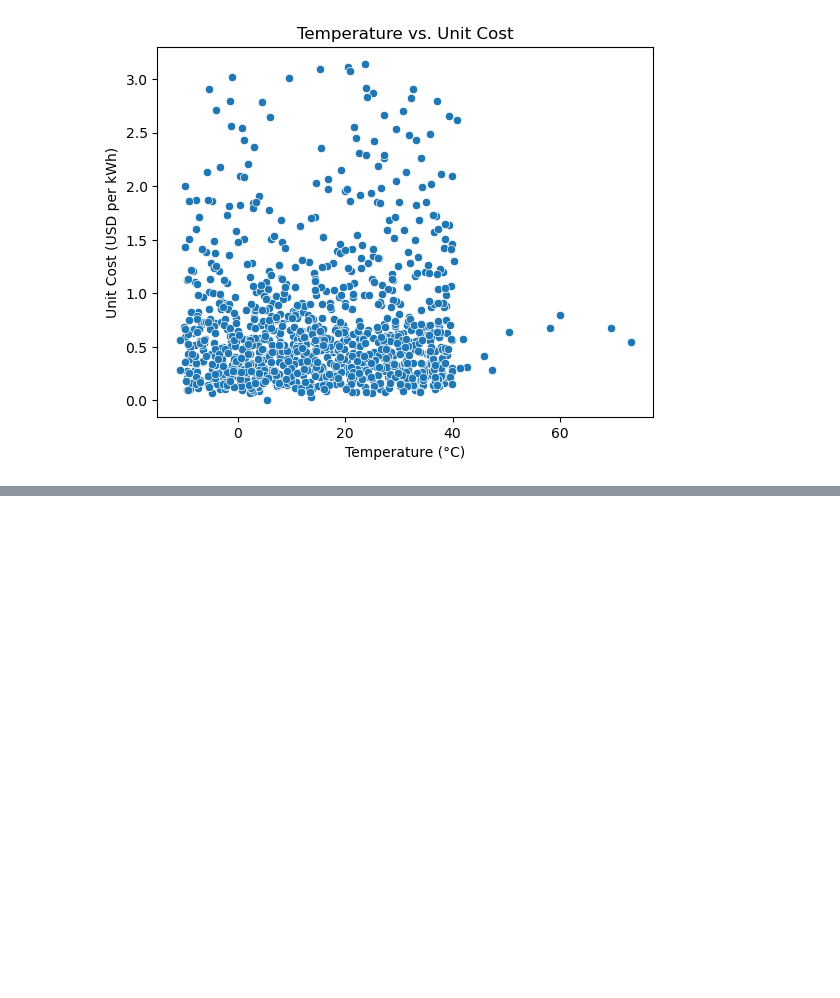
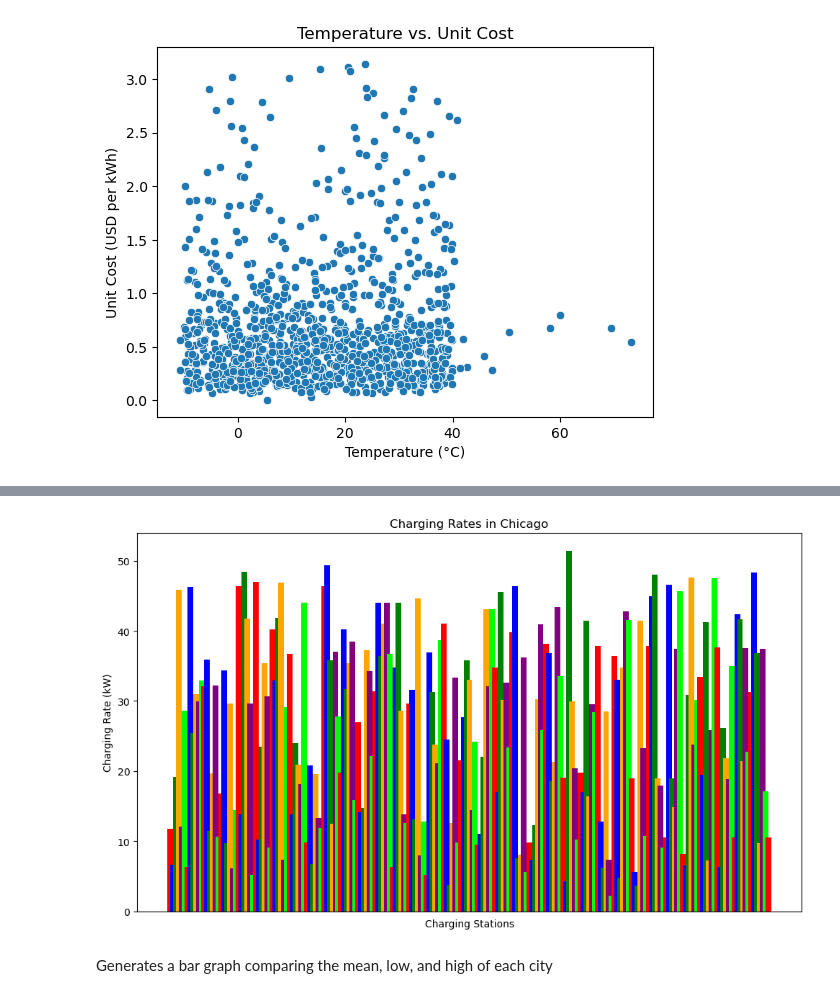
Before and after one commit to hansheng-zhang/EV-analysis, a Jupyter notebook: visualization.ipynb, the cells around one changed output, grey strips where cells are left out. Cells and saved outputs as stored; diff of their text form; code cells hidden in the pictures; blank space fills up the shorter version.

```diff
--- a/visualization.ipynb
+++ b/visualization.ipynb
@@ -173,0 +294,22 @@ sns_scatterplot('Temperature (°C)', 'Unit Cost (USD per kWh)', data, 'Temperatu
+# %%
+loc = 'Chicago'
+charging_data = locaiton_charging_rates[loc]
+
+# Define colors and cycle through them
+colors = ['red', 'blue', 'green', 'orange', 'purple', 'lime']
+bar_colors = [colors[i % len(colors)] for i in range(len(charging_data))]
+
+
+plt.figure(figsize=(10, 6))
+plt.bar(range(len(charging_data)), charging_data, color=bar_colors, width=2)
+plt.title(f'Charging Rates in {loc}')
+plt.xlabel('Charging Stations')
+plt.ylabel('Charging Rate (kW)')
+plt.xticks([])
+plt.tight_layout()
+
+plt.show()
+# %% [output]
+[figure, added]
+# %% [markdown]
+Generates a bar graph comparing the mean, low, and high of each city
```
Also changed, not shown: parts of 40 cells of this notebook.
